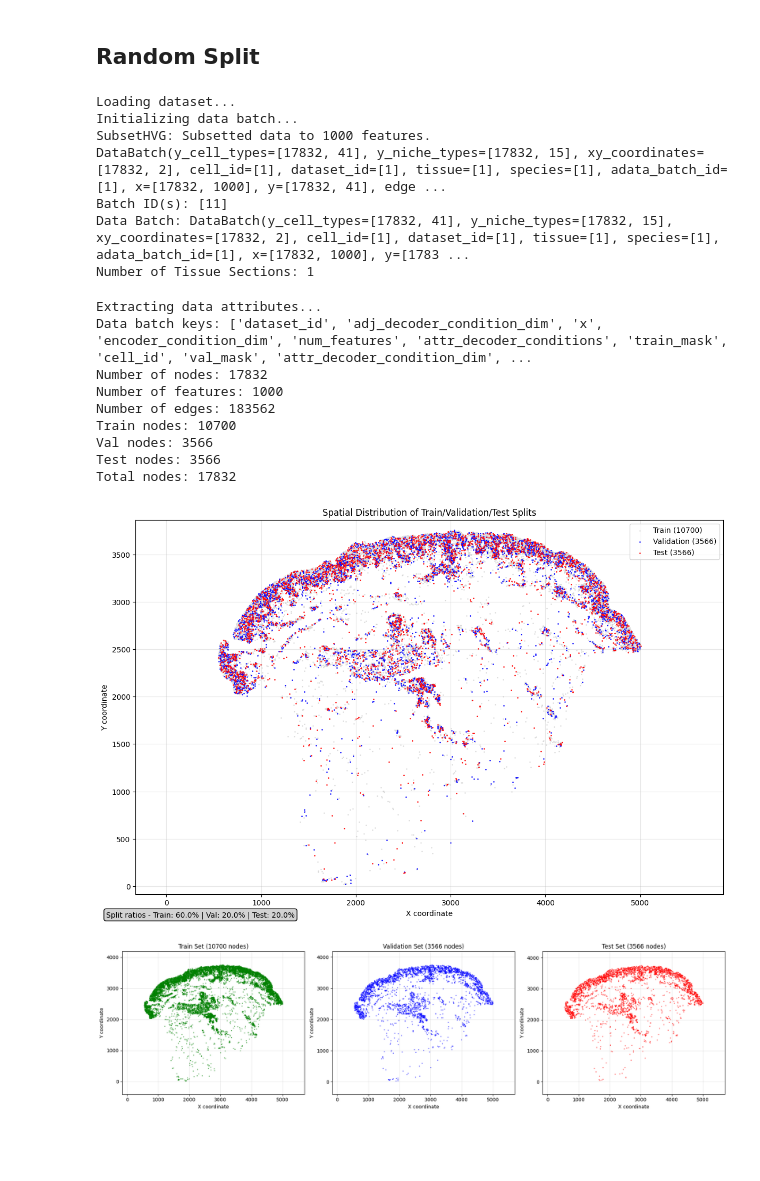
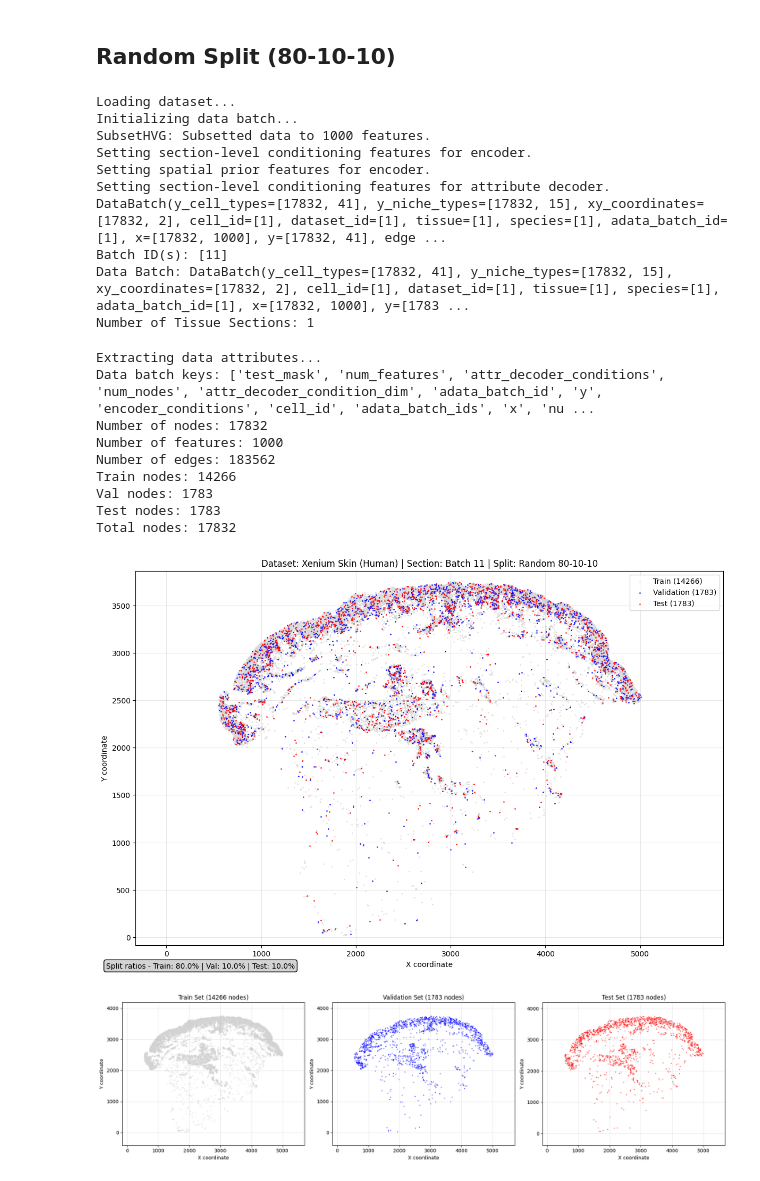
Before and after one commit to Lotfollahi-lab/squint-reproducibility, a Jupyter notebook: analysis/notebooks/train_val_test_splits.ipynb, the cells around one changed output. Saved outputs shown, nothing was run; the diff lists cells and outputs as text; code cells hidden in the pictures; blank space fills up the shorter version.

Commit message:
update: notebook for visualizing train val test splits across config files

```diff
--- a/analysis/notebooks/train_val_test_splits.ipynb
+++ b/analysis/notebooks/train_val_test_splits.ipynb
@@ -48,5 +51,8 @@ pd.set_option('display.max_colwidth', None)
 # %%
-def one_batch_train_val_test_splits(data_batch):
+def one_section_train_val_test_splits(
+        data_batch,
+        title = 'Spatial Distribution of Train/Validation/Test Splits',
+    ):
     # Extract the data attributes
     print("Extracting data attributes...")
     print(f"Data batch keys: {list(data_batch.keys())}")
@@ -82,7 +88,7 @@ def one_batch_train_val_test_splits(data_batch):
 
     plt.xlabel('X coordinate')
     plt.ylabel('Y coordinate')
-    plt.title('Spatial Distribution of Train/Validation/Test Splits')
+    plt.title(title)
     plt.legend()
     plt.grid(True, alpha=0.3)
     plt.axis('equal')
@@ -102,7 +108,7 @@ def one_batch_train_val_test_splits(data_batch):
     # Optional: Create a second plot showing the spatial density of each split
     fig, axes = plt.subplots(1, 3, figsize=(18, 5))
 
-    splits = [('Train', train_mask, 'green'), ('Validation', val_mask, 'blue'), ('Test', test_mask, 'red')]
+    splits = [('Train', train_mask, 'lightgrey'), ('Validation', val_mask, 'blue'), ('Test', test_mask, 'red')]
 
     for i, (split_name, mask, color) in enumerate(splits):
         coords = xy_coords[mask]
@@ -115,7 +121,3 @@ def one_batch_train_val_test_splits(data_batch):
 
     plt.tight_layout()
     plt.show()
-# %%
-cfg_file = Path("/lustre/scratch126/cellgen/lotfollahi/am84/VQNiche/reproducibility/config/train_model/xhs1000-39b-batch11_1p_vqniche_graphsage.yaml")
-with open(cfg_file, 'r') as f:
-    cfg = yaml.safe_load(f)
@@ -122,44 +199,45 @@ with open(cfg_file, 'r') as f:
 # %% [markdown]
-## Random Split
+## Random Split (80-10-10)
+# %%
+xhs1000_39b_batch11_1p_vqniche_graphsage_file = Path("/lustre/scratch126/cellgen/lotfollahi/am84/VQNiche/reproducibility/config/train_model/xhs1000-39b-batch11_1p-random-split_vqniche_graphsage.yaml")
+with open(xhs1000_39b_batch11_1p_vqniche_graphsage_file, 'r') as f:
+    xhs1000_39b_batch11_1p_rdn_cfg = yaml.safe_load(f)
 # %%
-# Deep copy to preserve original
-rdn_cfg = copy.deepcopy(cfg)
-
-# Update nested keys
-rdn_cfg['dataset'].update({
-    'train_transform_names': ['RandomNodeSplit'],
-    'train_transform_params': {
-        'val_ratio': 0.2,
-        'test_ratio': 0.2,
-    }
-})
-
 print("Loading dataset...")
 # Initialize dataset blob (this loads the raw data and applies transforms)
-dataset_blob = initialize_dataset_blob(rdn_cfg)
+dataset_blob = initialize_dataset_blob(xhs1000_39b_batch11_1p_vqniche_graphsage_rdn_cfg)
 
 print("Initializing data batch...")
 # Initialize data batch (this loads the specific batch/tissue section)
-rdn_data_batch = initialize_databatch(config=rdn_cfg, dataset_blob=dataset_blob)
+xhs1000_39b_batch11_1p_rdn_data_batch = initialize_databatch(
+    config=xhs1000_39b_batch11_1p_rdn_cfg,
+    dataset_blob=dataset_blob
+)
 # %% [output]
 Loading dataset...
 Initializing data batch...
 SubsetHVG: Subsetted data to 1000 features.
+Setting section-level conditioning features for encoder.
+Setting spatial prior features for encoder.
+Setting section-level conditioning features for attribute decoder.
 DataBatch(y_cell_types=[17832, 41], y_niche_types=[17832, 15], xy_coordinates=[17832, 2], cell_id=[1], dataset_id=[1], tissue=[1], species=[1], adata_batch_id=[1], x=[17832, 1000], y=[17832, 41], edge ...
 Batch ID(s): [11]
 Data Batch: DataBatch(y_cell_types=[17832, 41], y_niche_types=[17832, 15], xy_coordinates=[17832, 2], cell_id=[1], dataset_id=[1], tissue=[1], species=[1], adata_batch_id=[1], x=[17832, 1000], y=[1783 ...
 Number of Tissue Sections: 1
 # %%
-one_batch_train_val_test_splits(rdn_data_batch)
+one_section_train_val_test_splits(
+    data_batch=xhs1000_39b_batch11_1p_rdn_data_batch,
+    title='Dataset: Xenium Skin (Human) | Section: Batch 11 | Split: Random 80-10-10'
+)
 # %% [output]
 Extracting data attributes...
-Data batch keys: ['dataset_id', 'adj_decoder_condition_dim', 'x', 'encoder_condition_dim', 'num_features', 'attr_decoder_conditions', 'train_mask', 'cell_id', 'val_mask', 'attr_decoder_condition_dim', ...
+Data batch keys: ['test_mask', 'num_features', 'attr_decoder_conditions', 'num_nodes', 'attr_decoder_condition_dim', 'adata_batch_id', 'y', 'encoder_conditions', 'cell_id', 'adata_batch_ids', 'x', 'nu ...
 Number of nodes: 17832
 Number of features: 1000
 Number of edges: 183562
-Train nodes: 10700
-Val nodes: 3566
-Test nodes: 3566
+Train nodes: 14266
+Val nodes: 1783
+Test nodes: 1783
 Total nodes: 17832
-[figure, old version]
+[figure, new version]
-[figure, old version]
+[figure, new version]
```
Also changed, not shown: parts of 35 cells of this notebook.
